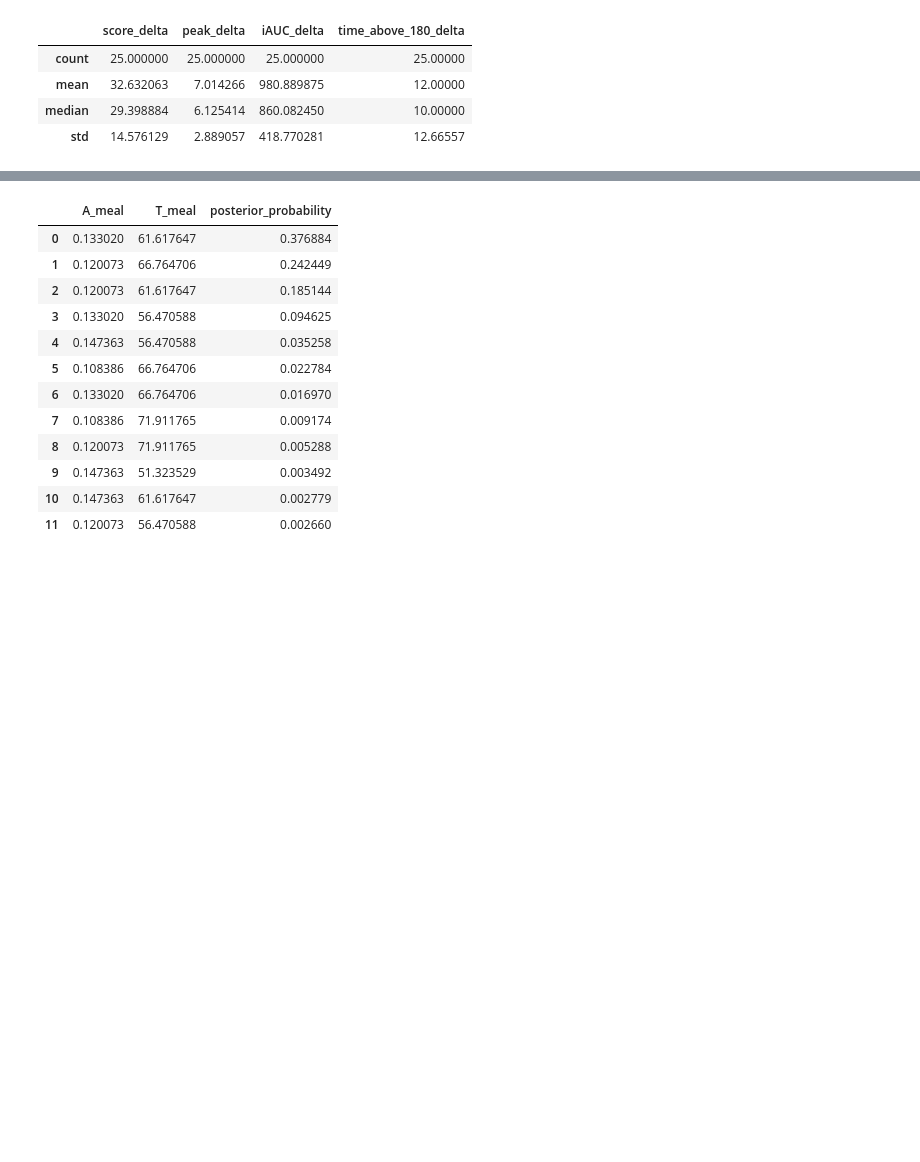
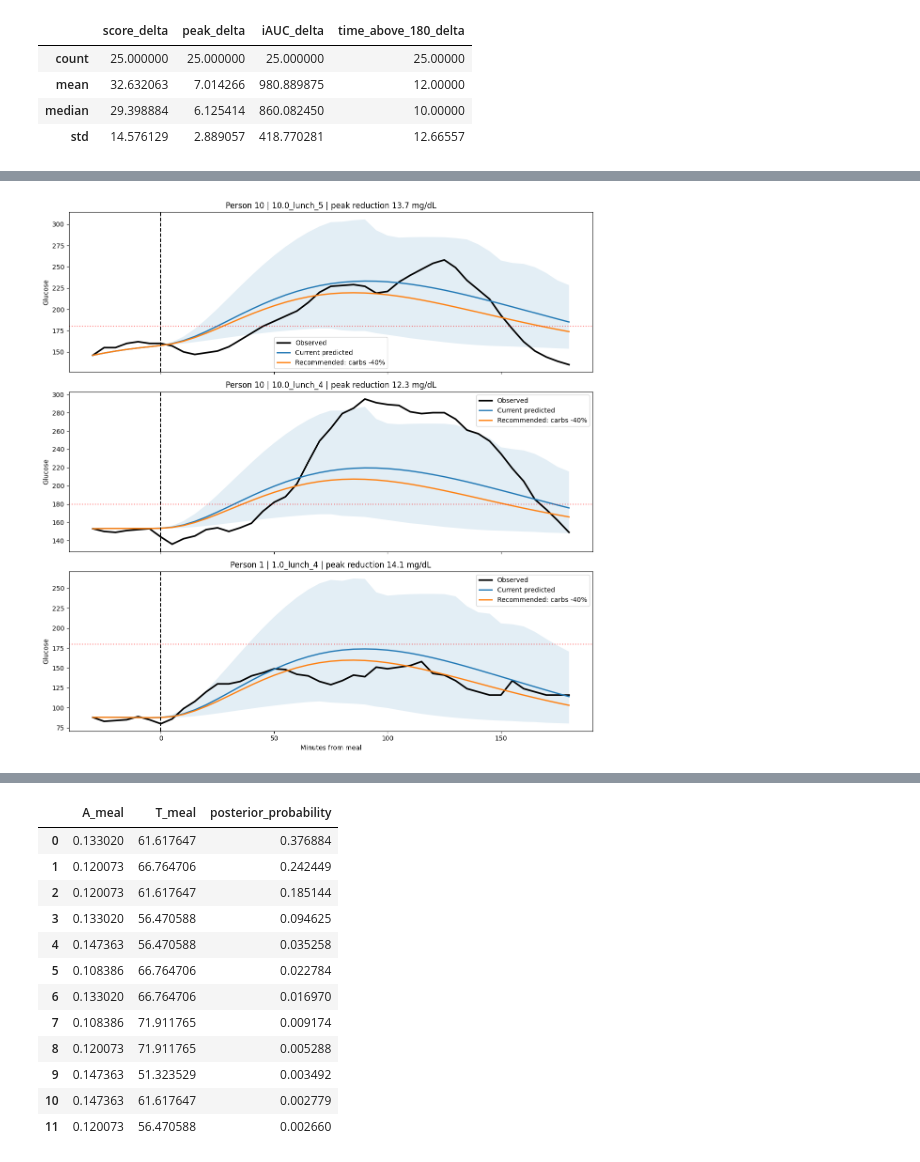
Before and after one commit to vskantze/dynamic-metabolic-state, a Jupyter notebook: nbs/mode2_online_bayesian_meal_identification_real_data.ipynb, the cells around one changed output, grey strips where cells are left out. Drawn from its saved outputs; the diff is of its cells as text; code cells hidden in the pictures; blank space fills up the shorter version.

```diff
--- a/nbs/mode2_online_bayesian_meal_identification_real_data.ipynb
+++ b/nbs/mode2_online_bayesian_meal_identification_real_data.ipynb
@@ -1373,0 +2094,81 @@ recommendation_summary
+# %%
+# =========================================================
+# EXAMPLE REAL MEALS WITH CURRENT VS OPTIMAL PREDICTED CHANGE
+# =========================================================
+
+
+def plot_recommendation_examples(ds, recommendation_eval, n_examples=3, n_A=15, n_T=15):
+    examples = recommendation_eval.sort_values("score_delta", ascending=False).head(n_examples)
+    fig, axes = plt.subplots(len(examples), 1, figsize=(12, 4 * len(examples)), sharex=True)
+
+    if len(examples) == 1:
+        axes = [axes]
+
+    example_rows = []
+
+    for ax, (_, rec_row) in zip(axes, examples.iterrows()):
+        sample = sample_from_dataset(ds, int(rec_row["idx"]))
+        best_label = rec_row["best_candidate"]
+        candidate_lookup = dict(meal_redesign_candidates(sample["meal"]))
+        best_meal = candidate_lookup[best_label]
+
+        current_result, current_pred, current_params, current_prior = run_premeal_mode2_prediction(
+            sample,
+            n_A=n_A,
+            n_T=n_T,
+        )
+        best_sample = sample_with_meal(sample, best_meal)
+        best_result, best_pred, best_params, best_prior = run_premeal_mode2_prediction(
+            best_sample,
+            n_A=n_A,
+            n_T=n_T,
+        )
+
+        baseline = float(np.median(sample["glucose"][sample["time"] < 0]))
+        current_metrics = response_metrics(current_result["time"], current_pred["mean"], baseline=baseline)
+        best_metrics = response_metrics(best_result["time"], best_pred["mean"], baseline=baseline)
+
+        ax.plot(sample["time"], sample["glucose"], color="black", linewidth=2.5, label="Observed")
+        ax.plot(current_result["time"], current_pred["mean"], linewidth=2, label="Current predicted")
+        ax.plot(best_result["time"], best_pred["mean"], linewidth=2, label=f"Recommended: {best_label}")
+        ax.fill_between(best_result["time"], best_pred["low"], best_pred["high"], alpha=0.12)
+        ax.axvline(0, linestyle="--", color="black")
+        ax.axhline(180, linestyle=":", color="red", alpha=0.5)
+        ax.set_ylabel("Glucose")
+        ax.set_title(
+            f"Person {sample['person_id']} | {sample['meal_id']} | "
+            f"peak reduction {current_metrics['peak'] - best_metrics['peak']:.1f} mg/dL"
+        )
+        ax.legend(loc="best")
+
+        example_rows.append({
+            "idx": int(rec_row["idx"]),
+            "person_id": sample["person_id"],
+            "meal_id": sample["meal_id"],
+            "best_candidate": best_label,
+            "current_peak": current_metrics["peak"],
+            "recommended_peak": best_metrics["peak"],
+            "peak_reduction": current_metrics["peak"] - best_metrics["peak"],
+            "current_iAUC": current_metrics["iAUC"],
+            "recommended_iAUC": best_metrics["iAUC"],
+            "iAUC_reduction": current_metrics["iAUC"] - best_metrics["iAUC"],
+        })
+
+    axes[-1].set_xlabel("Minutes from meal")
+    plt.tight_layout()
+    plt.show()
+
+    return pd.DataFrame(example_rows)
+
+
+recommendation_example_df = plot_recommendation_examples(
+    mode2_dataset,
+    mode2_recommendation_eval,
+    n_examples=3,
+    n_A=15,
+    n_T=15,
+)
+
+recommendation_example_df
+# %% [output]
+[figure, added]
```
Also changed, not shown: parts of 8 cells of this notebook.
